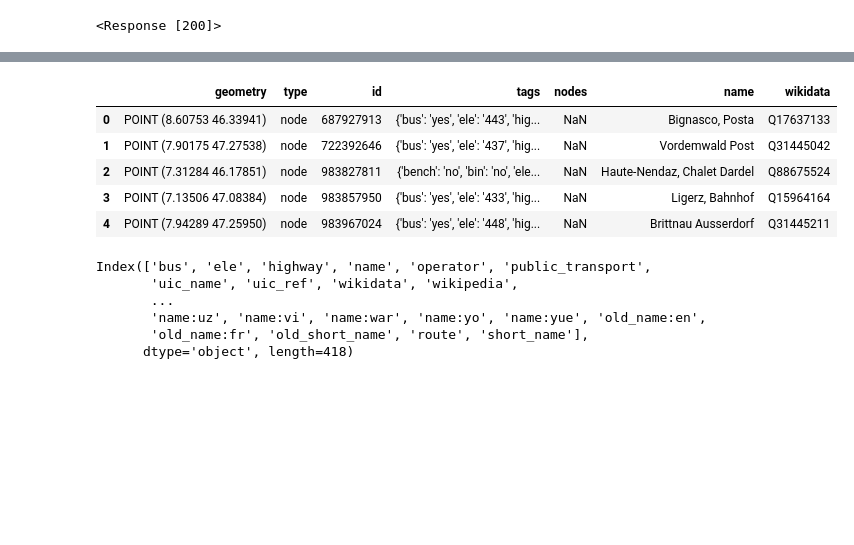
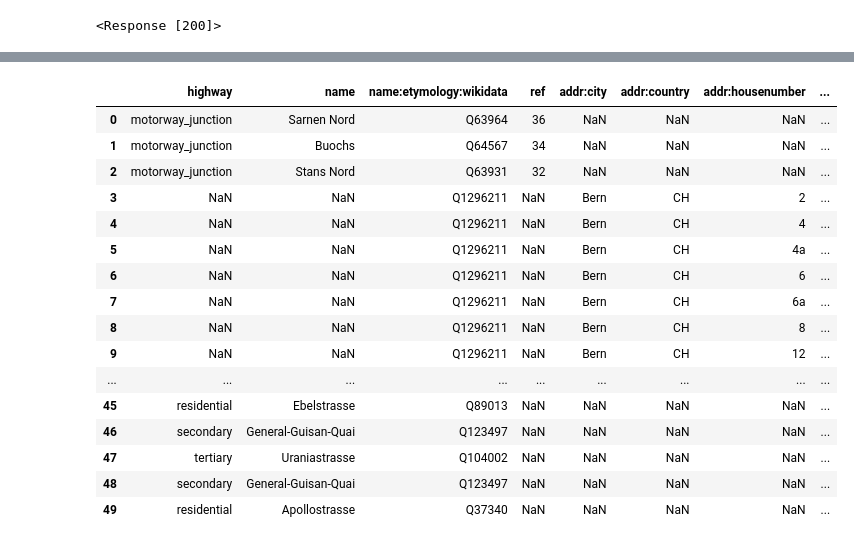
Before and after one commit to CaptainInler/cassda-zertifikatsarbeit, a Jupyter notebook: Evaluation/verification.ipynb, the cells around one changed output, grey strips where cells are left out. Drawn from its saved outputs; the diff is of its cells as text; code cells hidden in the pictures; blank space fills up the shorter version.

Commit message:
osm ety data for verification

```diff
--- a/Evaluation/verification.ipynb
+++ b/Evaluation/verification.ipynb
@@ -21,20 +29,3 @@ response = requests.get(overpass_url, data = overpass_query)
 print(response)
 # %% [output]
 <Response [200]>
-# %%
-import requests
-
-#overpass_url = "http://overpass-api.de/api/interpreter"
-overpass_url = "https://lz4.overpass-api.de/api/interpreter"
-overpass_query = """
-[out:json];
-area["ISO3166-1"="CH"];
-(
-nwr["wikidata"]["highway"](area);
-);
-(._;>;);
-out body;
-"""
-
-response = requests.get(overpass_url, data = overpass_query)
-print(response)
@@ -71,3 +91,3 @@ geojson = osm2geojson.json2geojson(data)
 # %%
-import geopandas as gpd
-points = gpd.GeoDataFrame.from_features(geojson, crs="EPSG:4326")
+geom = gpd.GeoDataFrame.from_features(geojson, crs="EPSG:4326")
+geom
@@ -94,10 +107,0 @@ points2.head()
-# %%
-dfGeo = pd.concat([points, points2[["name", "wikidata"]]], axis = 1)
-dfGeo.head(5)
-# %% [output]
-|  | geometry | type | id | tags | nodes | name | wikidata |
-| 0 | POINT (8.60753 46.33941) | node | 687927913 | {'bus': 'yes', 'ele': '443', 'hig... | NaN | Bignasco, Posta | Q17637133 |
-| 1 | POINT (7.90175 47.27538) | node | 722392646 | {'bus': 'yes', 'ele': '437', 'hig... | NaN | Vordemwald Post | Q31445042 |
-| 2 | POINT (7.31284 46.17851) | node | 983827811 | {'bench': 'no', 'bin': 'no', 'ele... | NaN | Haute-Nendaz, Chalet Dardel | Q88675524 |
-| 3 | POINT (7.13506 47.08384) | node | 983857950 | {'bus': 'yes', 'ele': '433', 'hig... | NaN | Ligerz, Bahnhof | Q15964164 |
-| 4 | POINT (7.94289 47.25950) | node | 983967024 | {'bus': 'yes', 'ele': '448', 'hig... | NaN | Brittnau Ausserdorf | Q31445211 |
@@ -108,9 +108,23 @@ dfGeo.head(2)
-# %%
-points2.columns
-# %% [output]
-Index(['bus', 'ele', 'highway', 'name', 'operator', 'public_transport',
-       'uic_name', 'uic_ref', 'wikidata', 'wikipedia',
-       ...
-       'name:uz', 'name:vi', 'name:war', 'name:yo', 'name:yue', 'old_name:en',
-       'old_name:fr', 'old_short_name', 'route', 'short_name'],
-      dtype='object', length=418)
+# %%
+info = pd.json_normalize(geom.to_dict('list'), ['tags'])
+pd.options.display.max_rows = 50
+pd.options.display.max_columns = 300
+info.head(50)
+# %% [output]
+|  | highway | name | name:etymology:wikidata | ref | addr:city | addr:country | addr:housenumber | ... |
+| 0 | motorway_junction | Sarnen Nord | Q63964 | 36 | NaN | NaN | NaN | ... |
+| 1 | motorway_junction | Buochs | Q64567 | 34 | NaN | NaN | NaN | ... |
+| 2 | motorway_junction | Stans Nord | Q63931 | 32 | NaN | NaN | NaN | ... |
+| 3 | NaN | NaN | Q1296211 | NaN | Bern | CH | 2 | ... |
+| 4 | NaN | NaN | Q1296211 | NaN | Bern | CH | 4 | ... |
+| 5 | NaN | NaN | Q1296211 | NaN | Bern | CH | 4a | ... |
+| 6 | NaN | NaN | Q1296211 | NaN | Bern | CH | 6 | ... |
+| 7 | NaN | NaN | Q1296211 | NaN | Bern | CH | 6a | ... |
+| 8 | NaN | NaN | Q1296211 | NaN | Bern | CH | 8 | ... |
+| 9 | NaN | NaN | Q1296211 | NaN | Bern | CH | 12 | ... |
+| ... | ... | ... | ... | ... | ... | ... | ... | ... |
+| 45 | residential | Ebelstrasse | Q89013 | NaN | NaN | NaN | NaN | ... |
+| 46 | secondary | General-Guisan-Quai | Q123497 | NaN | NaN | NaN | NaN | ... |
+| 47 | tertiary | Uraniastrasse | Q104002 | NaN | NaN | NaN | NaN | ... |
+| 48 | secondary | General-Guisan-Quai | Q123497 | NaN | NaN | NaN | NaN | ... |
+| 49 | residential | Apollostrasse | Q37340 | NaN | NaN | NaN | NaN | ... |
```
Also changed, not shown: parts of 26 cells of this notebook, 2 other files.
